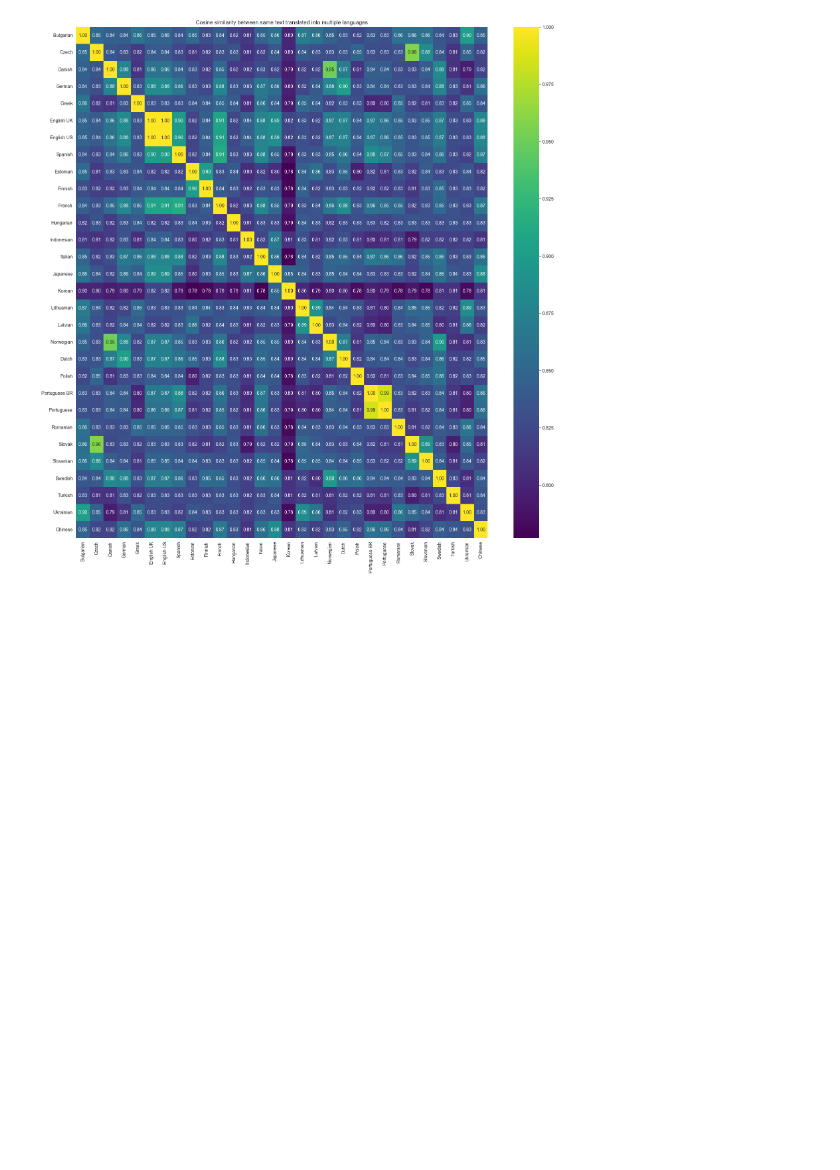
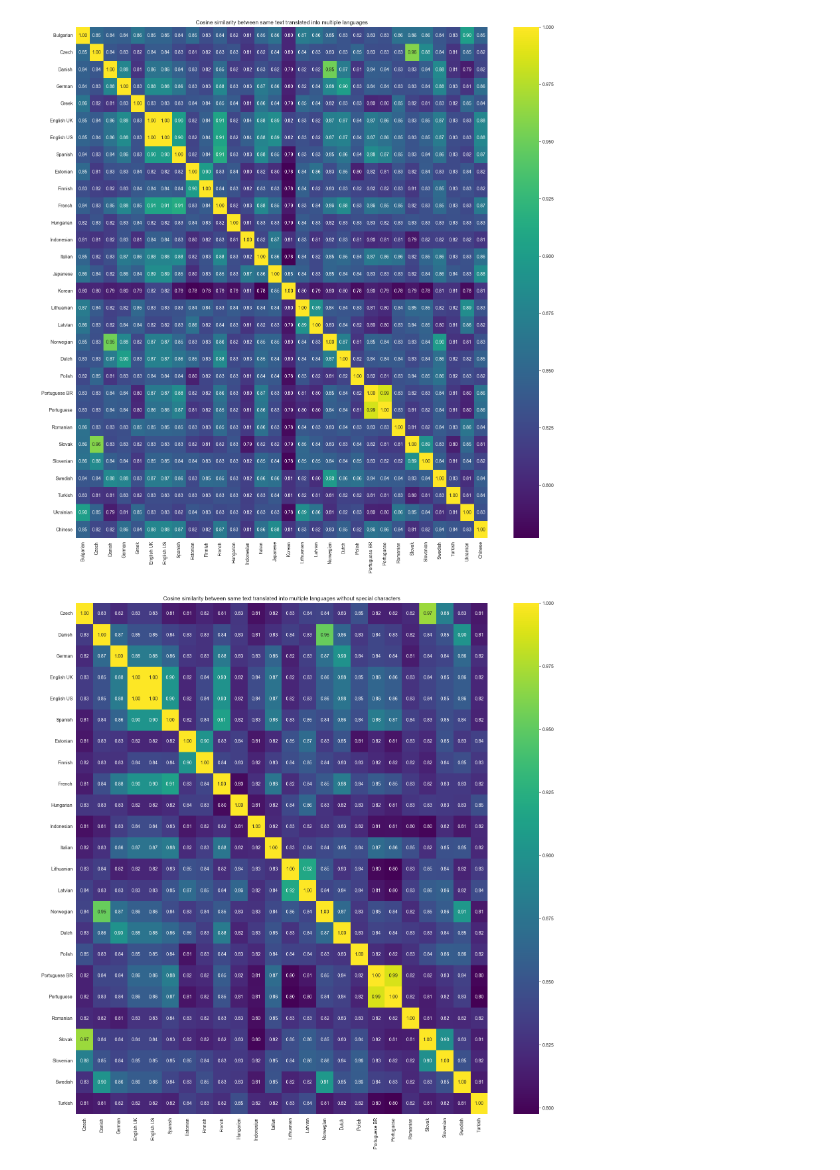
Before and after one commit to pavelkraleu/llm-language-tokens, a Jupyter notebook: main.ipynb, the cells around one changed output. Cells and saved outputs as stored; diff of their text form; code cells hidden in the pictures; blank space fills up the shorter version.

Commit message:
Add matrix with special chars removed

```diff
--- a/main.ipynb
+++ b/main.ipynb
@@ -44,6 +44,14 @@ languages = {
     "UK": "Ukrainian",
     "ZH": "Chinese",
 }
+
+languages_latin = {code:name for code, name in languages.items() if code not in non_latin_languages}
+
+language_codes = list(languages.keys())
+language_names = list(languages.values())
+
+language_codes_latin = list(languages_latin.keys())
+language_names_latin = list(languages_latin.values())
 # %%
 def calculate_percentage_differences(dict1, dict2):
     percentage_differences = {}
@@ -182,17 +190,40 @@ def compute_relationship(lang_code1, lang_code2):
     text_lang2 = source_path_lang2.read_text()
 
     return _similarity(_embed(lang_code1, text_lang1), _embed(lang_code2, text_lang2))
+
+
+def compute_relationship_no_special_chars(lang_code1, lang_code2):
+    source_path_lang1 = Path("removed_special_characters") / f"{lang_code1}.txt"
+    text_lang1 = source_path_lang1.read_text()
+
+    source_path_lang2 = Path("removed_special_characters") / f"{lang_code2}.txt"
+    text_lang2 = source_path_lang2.read_text()
+
+    return _similarity(_embed(lang_code1+"_no_special_chars", text_lang1), _embed(lang_code2+"_no_special_chars", text_lang2))
 # %%
 num_languages = len(language_codes)
+num_languages_latin = len(language_codes_latin)
 
 relationship_matrix = np.zeros((num_languages, num_languages))
+relationship_matrix_no_special_chars = np.zeros((num_languages_latin, num_languages_latin))
 
 for i in range(num_languages):
     for j in range(i, num_languages):
         relationship = compute_relationship(language_codes[i], language_codes[j])
+
         relationship_matrix[i][j] = relationship
+
         if i != j:
-            relationship_matrix[j][i] = relationship  # Mirror the value
+            relationship_matrix[j][i] = relationship
+# %%
+for i in range(num_languages_latin):
+    for j in range(i, num_languages_latin):
+        relationship_no_special_chars = compute_relationship_no_special_chars(language_codes_latin[i], language_codes_latin[j])
+
+        relationship_matrix_no_special_chars[i][j] = relationship_no_special_chars
+
+        if i != j:
+            relationship_matrix_no_special_chars[j][i] = relationship_no_special_chars
 # %%
 plt.figure(figsize=(20,20))
 sns.heatmap(relationship_matrix, annot=True, fmt=".2f", cmap='viridis')
@@ -203,3 +234,13 @@ plt.savefig('matrix.png')
 plt.show()
 # %% [output]
 [figure]
+# %%
+plt.figure(figsize=(20,20))
+sns.heatmap(relationship_matrix_no_special_chars, annot=True, fmt=".2f", cmap='viridis')
+plt.xticks(np.arange(num_languages_latin) + 0.5, language_names_latin, rotation=90)
+plt.yticks(np.arange(num_languages_latin) + 0.5, language_names_latin, rotation=0)
+plt.title("Cosine similarity between same text translated into multiple languages without special characters")
+plt.savefig('matrix_original_languages_no_latin.png')
+plt.show()
+# %% [output]
+[figure, added]
```
Also changed, not shown: parts of 1 cell of this notebook, 32 other files.
